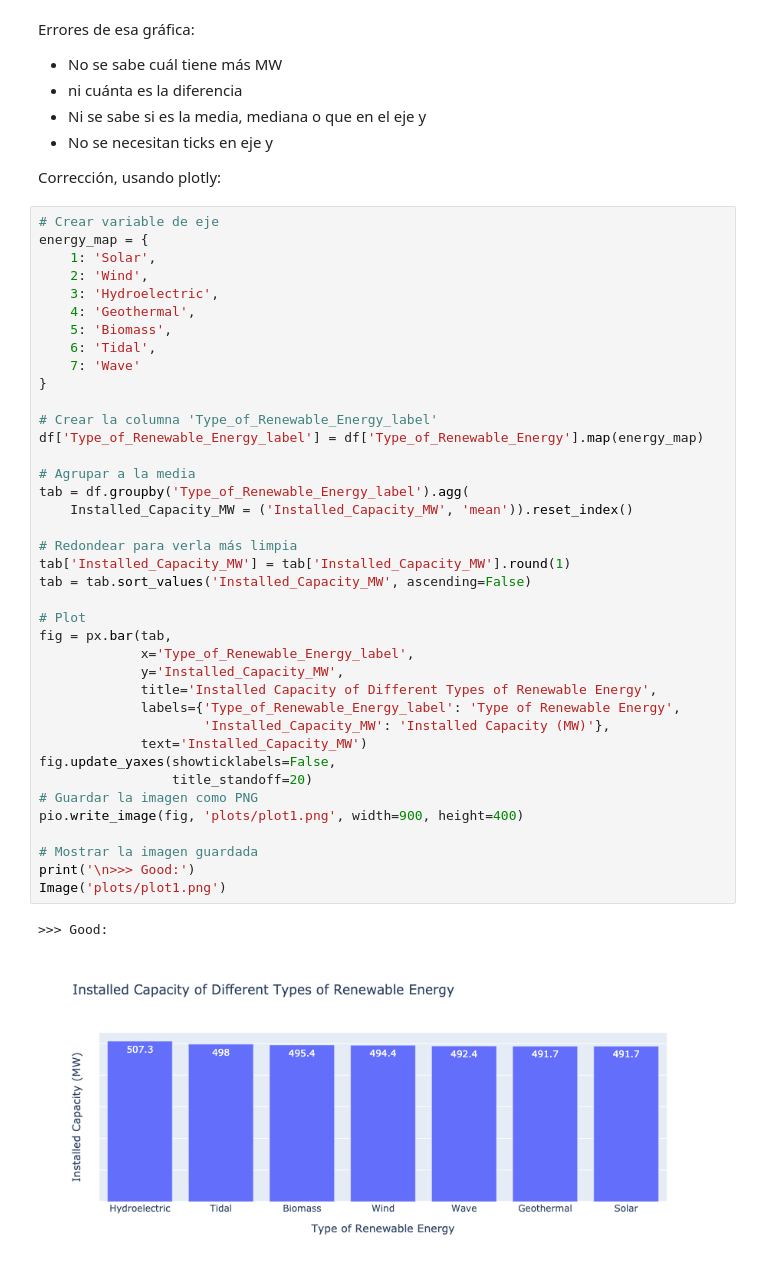
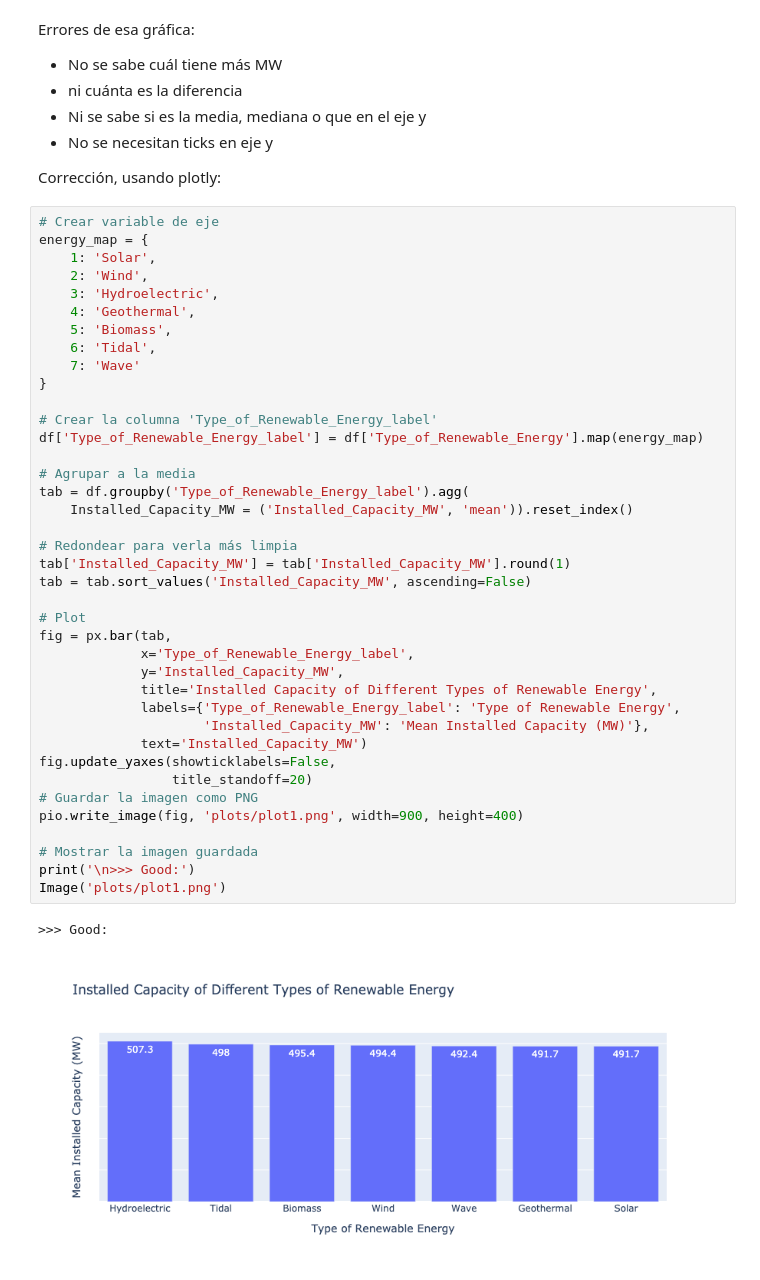
Before and after one commit to DanielCamacho7091/data_analytics, a Jupyter notebook: data_viz.ipynb, the cells around one changed output. Saved outputs shown, nothing was run; the diff lists cells and outputs as text.

```diff
--- a/data_viz.ipynb
+++ b/data_viz.ipynb
@@ -70,32 +70,32 @@ energy_map = {
 }
 
 # Crear la columna 'Type_of_Renewable_Energy_label'
 df['Type_of_Renewable_Energy_label'] = df['Type_of_Renewable_Energy'].map(energy_map)
 
 # Agrupar a la media
 tab = df.groupby('Type_of_Renewable_Energy_label').agg(
     Installed_Capacity_MW = ('Installed_Capacity_MW', 'mean')).reset_index()
 
 # Redondear para verla más limpia
 tab['Installed_Capacity_MW'] = tab['Installed_Capacity_MW'].round(1)
 tab = tab.sort_values('Installed_Capacity_MW', ascending=False)
 
 # Plot
 fig = px.bar(tab,
              x='Type_of_Renewable_Energy_label',
              y='Installed_Capacity_MW',
              title='Installed Capacity of Different Types of Renewable Energy',
              labels={'Type_of_Renewable_Energy_label': 'Type of Renewable Energy',
-                     'Installed_Capacity_MW': 'Installed Capacity (MW)'},
+                     'Installed_Capacity_MW': 'Mean Installed Capacity (MW)'},
              text='Installed_Capacity_MW')
 fig.update_yaxes(showticklabels=False,
                  title_standoff=20)
 # Guardar la imagen como PNG
 pio.write_image(fig, 'plots/plot1.png', width=900, height=400)
 
 # Mostrar la imagen guardada
 print('\n>>> Good:')
 Image('plots/plot1.png')
 # %% [output]
 >>> Good:
-[figure, old version]
+[figure, new version]
```
